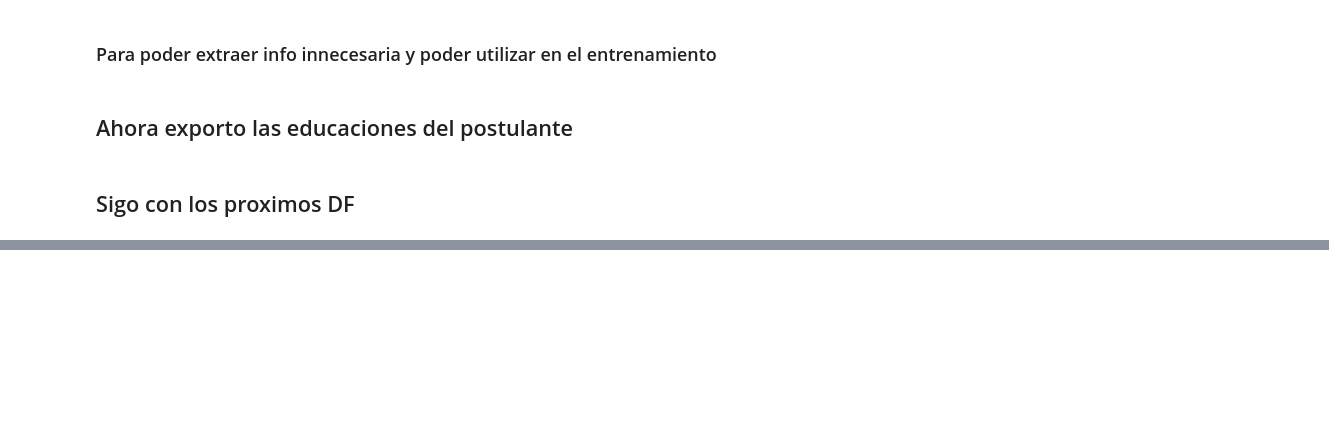
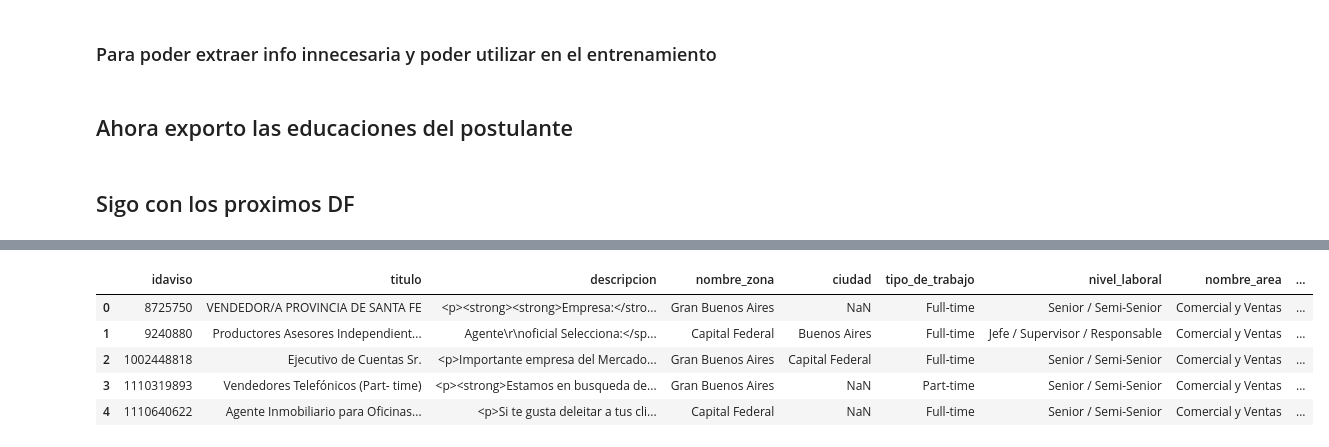
Before and after one commit to PRPablo/dataJobSearches, a Jupyter notebook: Limpieza de datos/Limpieza.ipynb, the cells around one changed output, grey strips where cells are left out. Cells and saved outputs as stored; diff of their text form; code cells hidden in the pictures; blank space fills up the shorter version.

```diff
--- a/Limpieza de datos/Limpieza.ipynb
+++ b/Limpieza de datos/Limpieza.ipynb
@@ -191,0 +291,11 @@ vistas_total.head(30)
+# %%
+avisos_detalles_total.drop('mapacalle',axis=1, inplace=True)
+# %%
+avisos_detalles_total.head()
+# %% [output]
+|  | idaviso | titulo | descripcion | nombre_zona | ciudad | tipo_de_trabajo | nivel_laboral | nombre_area | ... |
+| 0 | 8725750 | VENDEDOR/A PROVINCIA DE SANTA FE | <p><strong><strong>Empresa:</stro... | Gran Buenos Aires | NaN | Full-time | Senior / Semi-Senior | Comercial y Ventas | ... |
+| 1 | 9240880 | Productores Asesores Independient... | Agente\r\noficial Selecciona:</sp... | Capital Federal | Buenos Aires | Full-time | Jefe / Supervisor / Responsable | Comercial y Ventas | ... |
+| 2 | 1002448818 | Ejecutivo de Cuentas Sr. | <p>Importante empresa del Mercado... | Gran Buenos Aires | Capital Federal | Full-time | Senior / Semi-Senior | Comercial y Ventas | ... |
+| 3 | 1110319893 | Vendedores Telefónicos (Part- time) | <p><strong>Estamos en busqueda de... | Gran Buenos Aires | NaN | Part-time | Senior / Semi-Senior | Comercial y Ventas | ... |
+| 4 | 1110640622 | Agente Inmobiliario para Oficinas... | <p>Si te gusta deleitar a tus cli... | Capital Federal | NaN | Full-time | Senior / Semi-Senior | Comercial y Ventas | ... |
```
Also changed, not shown: parts of 16 cells of this notebook.
